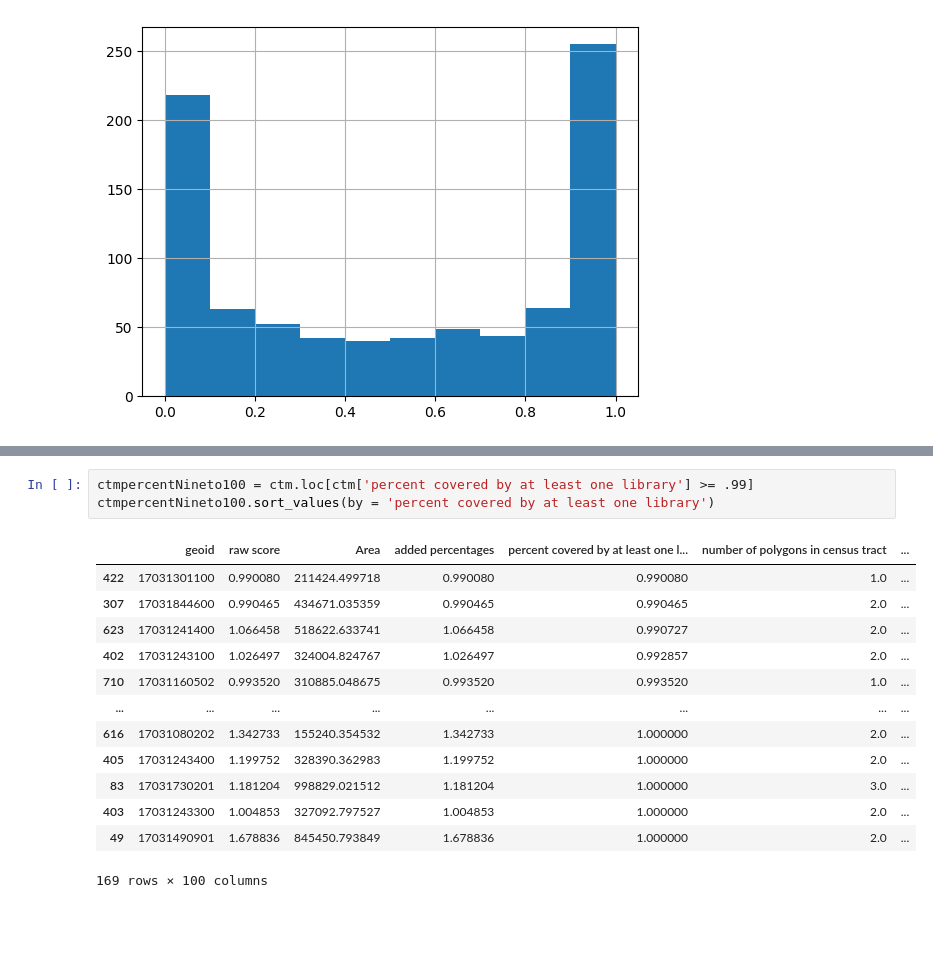
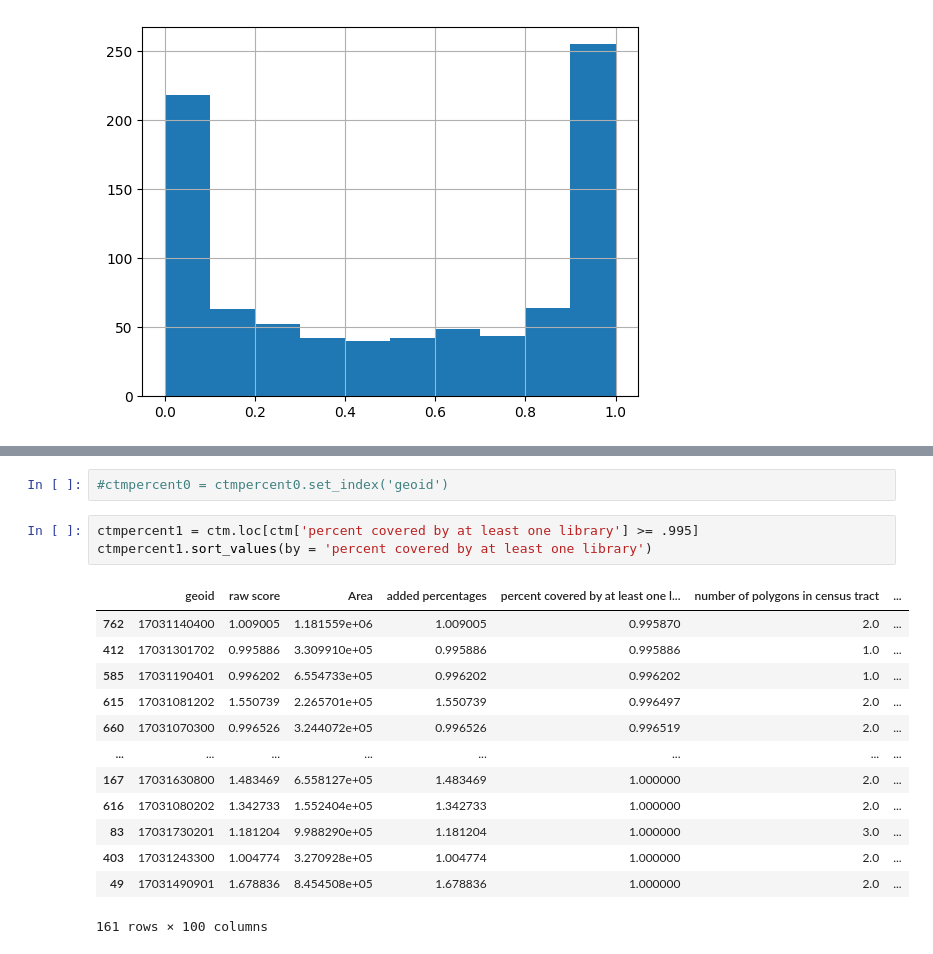
Before and after one commit to Rajvishah12/cpl_project, a Jupyter notebook: can-summer-2023/notebooks/walkingCoverage.ipynb, the cells around one changed output, grey strips where cells are left out. Cells and saved outputs as stored; diff of their text form; blank space fills up the shorter version.

```diff
--- a/can-summer-2023/notebooks/walkingCoverage.ipynb
+++ b/can-summer-2023/notebooks/walkingCoverage.ipynb
@@ -655,17 +669,19 @@ ctmpercentZeroto10.sort_values(by = 'percent covered by at least one library')
+# %%
+#ctmpercent0 = ctmpercent0.set_index('geoid')
 # %%
-ctmpercentNineto100 = ctm.loc[ctm['percent covered by at least one library'] >= .99]
-ctmpercentNineto100.sort_values(by = 'percent covered by at least one library')
+ctmpercent1 = ctm.loc[ctm['percent covered by at least one library'] >= .995]
+ctmpercent1.sort_values(by = 'percent covered by at least one library')
 # %% [output]
 |  | geoid | raw score | Area | added percentages | percent covered by at least one l... | number of polygons in census tract | ... |
-| 422 | 17031301100 | 0.990080 | 211424.499718 | 0.990080 | 0.990080 | 1.0 | ... |
-| 307 | 17031844600 | 0.990465 | 434671.035359 | 0.990465 | 0.990465 | 2.0 | ... |
-| 623 | 17031241400 | 1.066458 | 518622.633741 | 1.066458 | 0.990727 | 2.0 | ... |
-| 402 | 17031243100 | 1.026497 | 324004.824767 | 1.026497 | 0.992857 | 2.0 | ... |
-| 710 | 17031160502 | 0.993520 | 310885.048675 | 0.993520 | 0.993520 | 1.0 | ... |
+| 762 | 17031140400 | 1.009005 | 1.181559e+06 | 1.009005 | 0.995870 | 2.0 | ... |
+| 412 | 17031301702 | 0.995886 | 3.309910e+05 | 0.995886 | 0.995886 | 1.0 | ... |
+| 585 | 17031190401 | 0.996202 | 6.554733e+05 | 0.996202 | 0.996202 | 1.0 | ... |
+| 615 | 17031081202 | 1.550739 | 2.265701e+05 | 1.550739 | 0.996497 | 2.0 | ... |
+| 660 | 17031070300 | 0.996526 | 3.244072e+05 | 0.996526 | 0.996519 | 2.0 | ... |
 | ... | ... | ... | ... | ... | ... | ... | ... |
-| 616 | 17031080202 | 1.342733 | 155240.354532 | 1.342733 | 1.000000 | 2.0 | ... |
-| 405 | 17031243400 | 1.199752 | 328390.362983 | 1.199752 | 1.000000 | 2.0 | ... |
-| 83 | 17031730201 | 1.181204 | 998829.021512 | 1.181204 | 1.000000 | 3.0 | ... |
-| 403 | 17031243300 | 1.004853 | 327092.797527 | 1.004853 | 1.000000 | 2.0 | ... |
-| 49 | 17031490901 | 1.678836 | 845450.793849 | 1.678836 | 1.000000 | 2.0 | ... |
+| 167 | 17031630800 | 1.483469 | 6.558127e+05 | 1.483469 | 1.000000 | 2.0 | ... |
+| 616 | 17031080202 | 1.342733 | 1.552404e+05 | 1.342733 | 1.000000 | 2.0 | ... |
+| 83 | 17031730201 | 1.181204 | 9.988290e+05 | 1.181204 | 1.000000 | 3.0 | ... |
+| 403 | 17031243300 | 1.004774 | 3.270928e+05 | 1.004774 | 1.000000 | 2.0 | ... |
+| 49 | 17031490901 | 1.678836 | 8.454508e+05 | 1.678836 | 1.000000 | 2.0 | ... |
-169 rows × 100 columns
+161 rows × 100 columns
```
Also changed, not shown: parts of 48 cells of this notebook.
